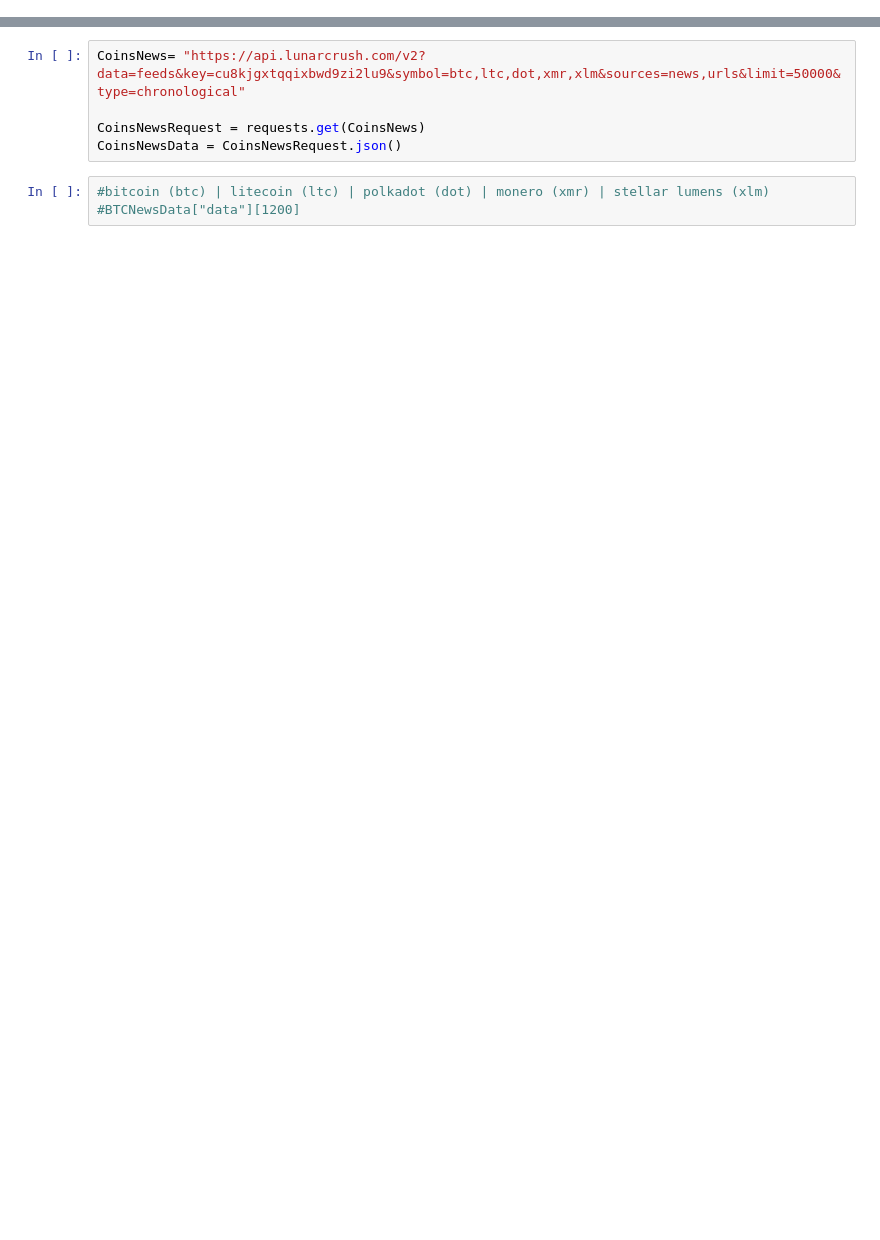
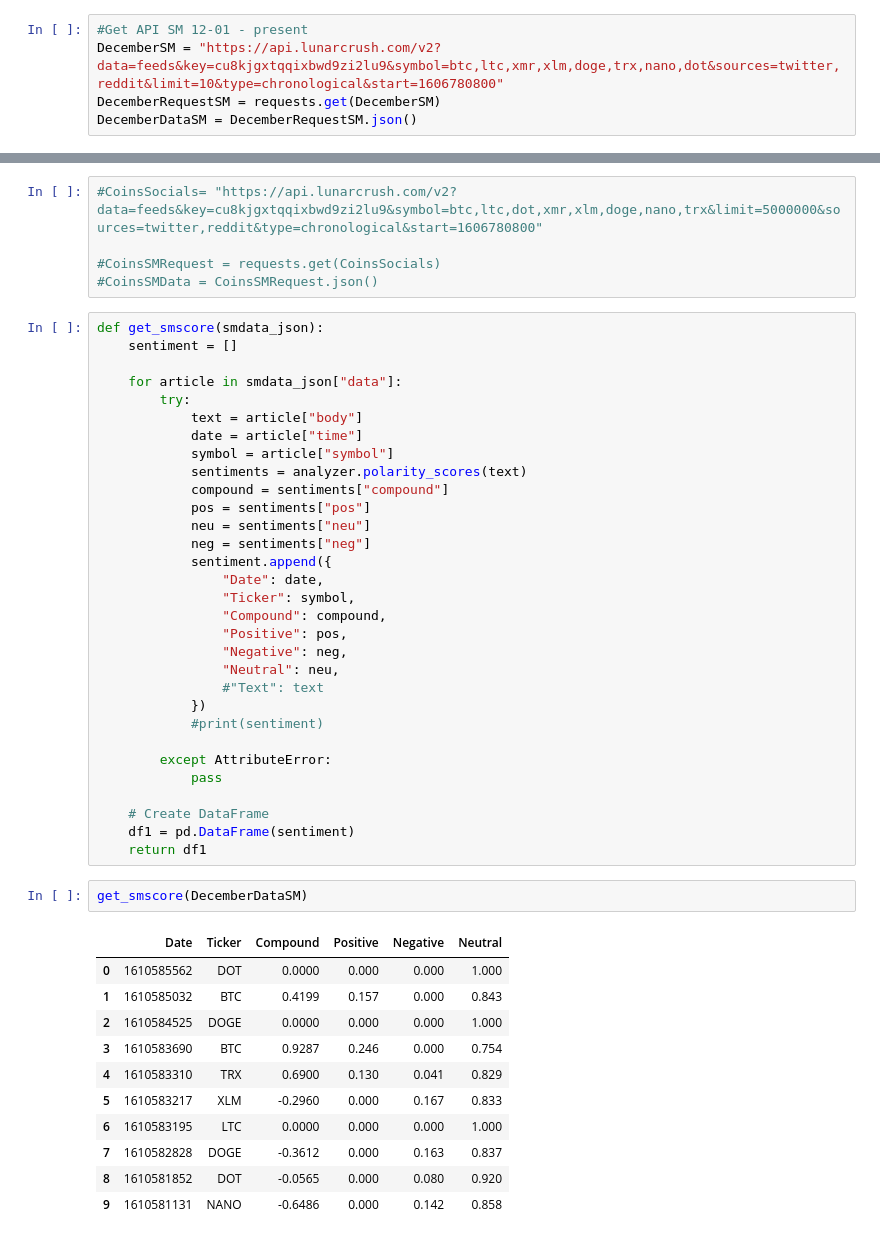
Before and after one commit to stew1922/Crypto_Bandyts, a Jupyter notebook: notebooks/APISentimentLC.ipynb, the cells around one changed output, grey strips where cells are left out. Cells and saved outputs as stored; diff of their text form; blank space fills up the shorter version.

Commit message:
More data

```diff
--- a/notebooks/APISentimentLC.ipynb
+++ b/notebooks/APISentimentLC.ipynb
@@ -16,0 +200,5 @@ api = os.getenv("LUNARCRUSHKEY")
+# %%
+#Get API SM 12-01 - present
+DecemberSM = "https://api.lunarcrush.com/v2?data=feeds&key=cu8kjgxtqqixbwd9zi2lu9&symbol=btc,ltc,xmr,xlm,doge,trx,nano,dot&sources=twitter,reddit&limit=10&type=chronological&start=1606780800"
+DecemberRequestSM = requests.get(DecemberSM)
+DecemberDataSM = DecemberRequestSM.json()
@@ -17,8 +246,50 @@ api = os.getenv("LUNARCRUSHKEY")
 # %%
-CoinsNews= "https://api.lunarcrush.com/v2?data=feeds&key=cu8kjgxtqqixbwd9zi2lu9&symbol=btc,ltc,dot,xmr,xlm&sources=news,urls&limit=50000&type=chronological"
+#CoinsSocials= "https://api.lunarcrush.com/v2?data=feeds&key=cu8kjgxtqqixbwd9zi2lu9&symbol=btc,ltc,dot,xmr,xlm,doge,nano,trx&limit=5000000&sources=twitter,reddit&type=chronological&start=1606780800"
 
-CoinsNewsRequest = requests.get(CoinsNews)
-CoinsNewsData = CoinsNewsRequest.json()
+#CoinsSMRequest = requests.get(CoinsSocials)
+#CoinsSMData = CoinsSMRequest.json()
-# %%
-#bitcoin (btc) | litecoin (ltc) | polkadot (dot) | monero (xmr) | stellar lumens (xlm)
-#BTCNewsData["data"][1200]
+# %%
+def get_smscore(smdata_json):
+    sentiment = []
+
+    for article in smdata_json["data"]:
+        try:
+            text = article["body"]
+            date = article["time"]
+            symbol = article["symbol"]
+            sentiments = analyzer.polarity_scores(text)
+            compound = sentiments["compound"]
+            pos = sentiments["pos"]
+            neu = sentiments["neu"]
+            neg = sentiments["neg"]
+            sentiment.append({
+                "Date": date,
+                "Ticker": symbol,
+                "Compound": compound,
+                "Positive": pos,
+                "Negative": neg,
+                "Neutral": neu,
+                #"Text": text
+            })
+            #print(sentiment)
+
+        except AttributeError:
+            pass
+
+    # Create DataFrame
+    df1 = pd.DataFrame(sentiment)
+    return df1
+# %%
+get_smscore(DecemberDataSM)
+# %% [output]
+|  | Date | Ticker | Compound | Positive | Negative | Neutral |
+| 0 | 1610585562 | DOT | 0.0000 | 0.000 | 0.000 | 1.000 |
+| 1 | 1610585032 | BTC | 0.4199 | 0.157 | 0.000 | 0.843 |
+| 2 | 1610584525 | DOGE | 0.0000 | 0.000 | 0.000 | 1.000 |
+| 3 | 1610583690 | BTC | 0.9287 | 0.246 | 0.000 | 0.754 |
+| 4 | 1610583310 | TRX | 0.6900 | 0.130 | 0.041 | 0.829 |
+| 5 | 1610583217 | XLM | -0.2960 | 0.000 | 0.167 | 0.833 |
+| 6 | 1610583195 | LTC | 0.0000 | 0.000 | 0.000 | 1.000 |
+| 7 | 1610582828 | DOGE | -0.3612 | 0.000 | 0.163 | 0.837 |
+| 8 | 1610581852 | DOT | -0.0565 | 0.000 | 0.080 | 0.920 |
+| 9 | 1610581131 | NANO | -0.6486 | 0.000 | 0.142 | 0.858 |
```
Also changed, not shown: parts of 24 cells of this notebook, 9 other files.
